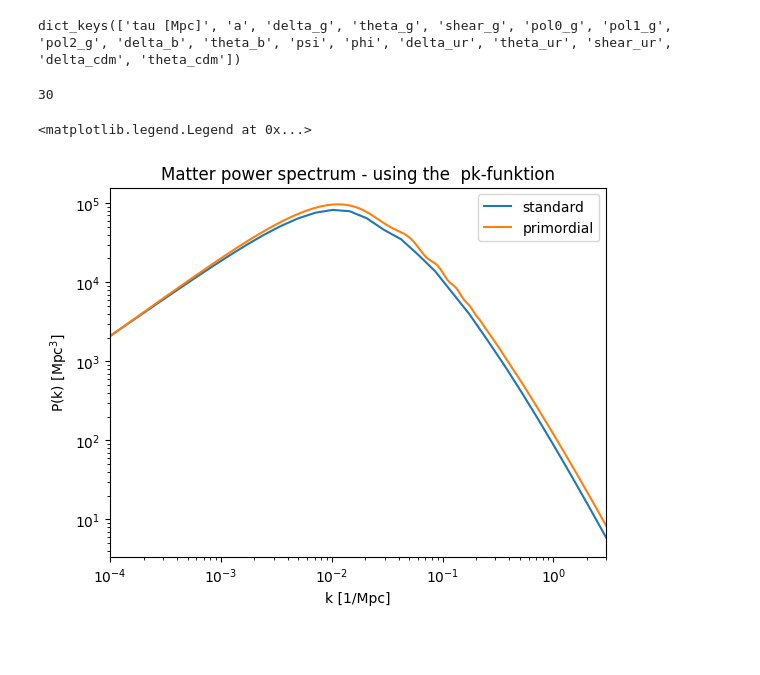
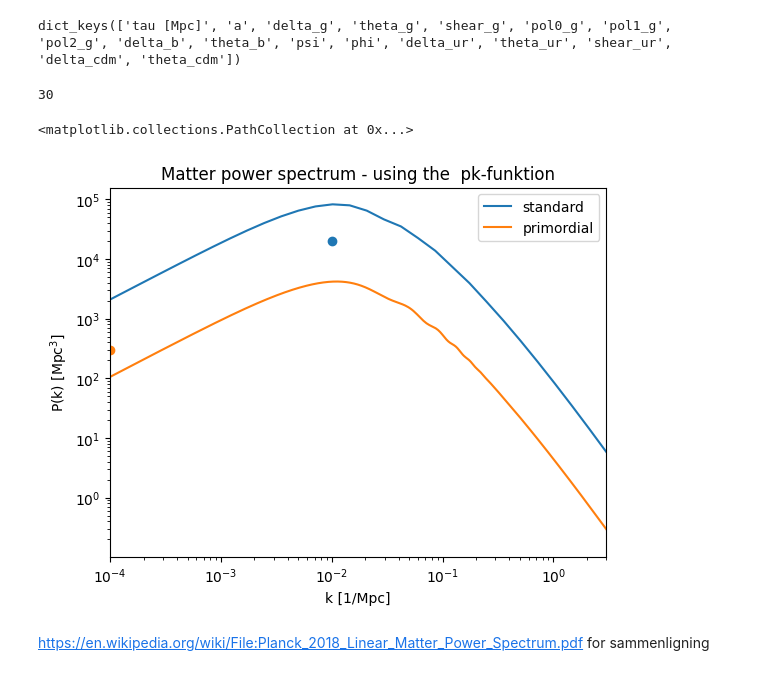
Before and after one commit to eriksteenberg/Power-spectrum-Test, a Jupyter notebook: Hvordan man plotter et power spektrum.ipynb, the cells around one changed output. Saved outputs shown, nothing was run; the diff lists cells and outputs as text; code cells hidden in the pictures; blank space fills up the shorter version.

```diff
--- a/Hvordan man plotter et power spektrum.ipynb
+++ b/Hvordan man plotter et power spektrum.ipynb
@@ -41,30 +50,36 @@ dict_keys(['tau [Mpc]', 'a', 'delta_g', 'theta_g', 'shear_g', 'pol0_g', 'pol1_g'
 # %%
 z = 0
 print(len(kvec))
 power_array = np.zeros(len(kvec))
 for k_ind, k_value in enumerate(kvec):
     pk = uni1.pk(k_value,z)
     power_array[k_ind] = pk
 
 tranf = uni1.get_transfer(z)
-d_cdm = tranf["d_cdm"]
+d_cdm = tranf["d_m"]
 k_tranf = tranf['k (h/Mpc)'] * h
 prim = uni1.get_primordial()['P_scalar(k)']
 k_prim = uni1.get_primordial()['k [1/Mpc]']
-prim_interp =  scipy.interpolate.interp1d(k_prim, prim, fill_value="extrapolate")#,kind="cubic")
+prim_interp =  scipy.interpolate.interp1d(k_prim, prim, fill_value="extrapolate",kind="cubic")
 #print(f"{k_prim=}")
 #print(f"{k_tranf=}")
-prim_tranf = prim_interp(k_tranf[0])
-d_cdm = tranf["d_cdm"]
+prim_tranf = prim_interp(k_tranf)
+d_cdm = tranf["d_m"]
 #plotte del
 plt.loglog(kvec,power_array,label="standard")
+scala = 1
+plt.loglog(k_tranf,d_cdm**2 * k_tranf **(-3) *prim_tranf*scala, label="primordial" )
 plt.xlim( kvec[0] , kvec[-1])
 plt.title("Matter power spectrum - using the  pk-funktion")
 plt.xlabel("k [1/Mpc]")
 plt.ylabel(r"P(k) [Mpc$^3$]")
-plt.loglog(k_tranf,d_cdm**2 * k_tranf **(-3) *prim_tranf*18, label="primordial" )
 plt.legend()
+plt.scatter(1e-2,2e4)
+plt.scatter(1e-4,3e2)
 # %% [output]
 30
-<matplotlib.legend.Legend at 0x...>
+<matplotlib.collections.PathCollection at 0x...>
-[figure, old version]
+[figure, new version]
+# %% [markdown]
+https://en.wikipedia.org/wiki/File:Planck_2018_Linear_Matter_Power_Spectrum.pdf
+for sammenligning
```
Also changed, not shown: parts of 2 cells of this notebook, 1 other file.
